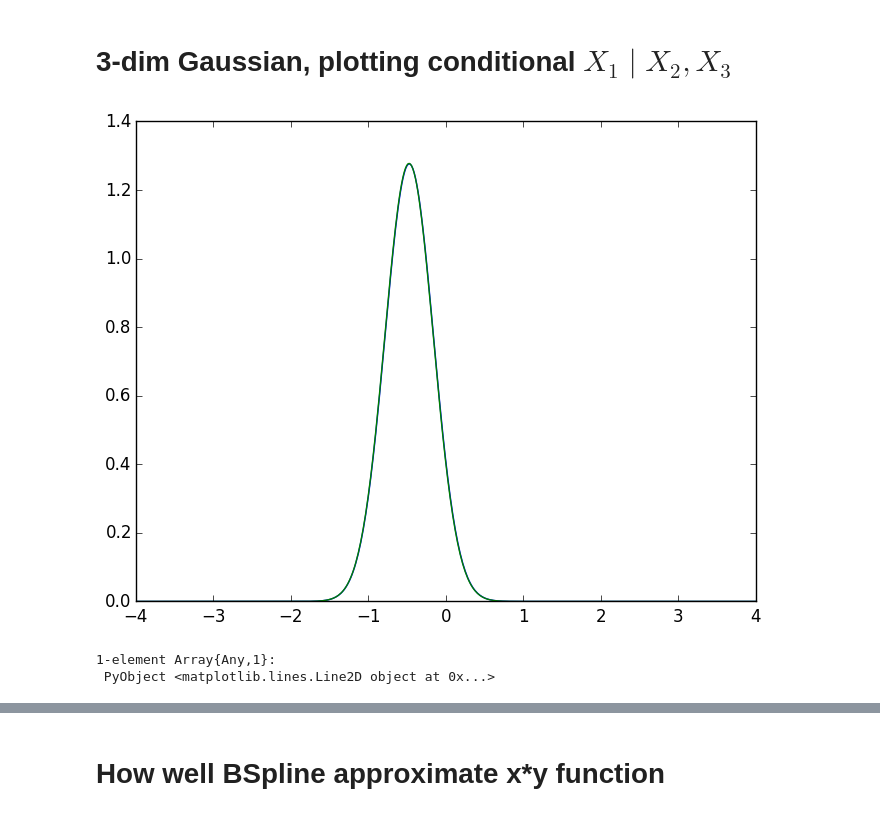
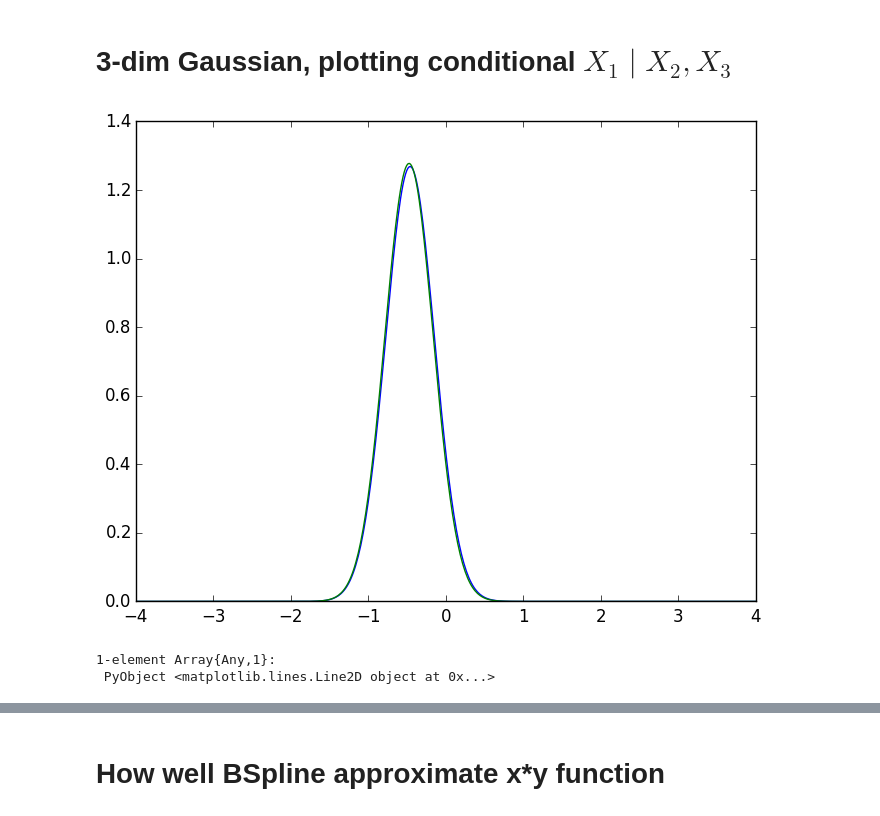
Before and after one commit to mlakolar/NPGM.JL, a Jupyter notebook: Estimating with score matching without penalty.ipynb, the cells around one changed output, grey strips where cells are left out. Saved outputs shown, nothing was run; the diff lists cells and outputs as text; code cells hidden in the pictures.

```diff
--- a/Estimating with score matching without penalty.ipynb
+++ b/Estimating with score matching without penalty.ipynb
@@ -302,7 +318,7 @@ tight_layout()
 # %% [markdown]
 # 3-dim Gaussian, plotting conditional $X_1\mid X_2,X_3$
 # %%
-n = 10000
+n = 1000
 p = 3
 covM = [1 0.95 0; 0.95 1 0; 0 0 1]
 X = randn(n, p) * sqrtm(covM)
@@ -311,7 +327,6 @@ K = 2
 L = 1
 DD = getDD(X, K, L, gm_node_der_f, gm_edge_der_f)
 E = getE(X, K, L, gm_node_der_2_f, gm_edge_der_2_f);
-
 hat_beta = - DD \ E;
 
 function estimF3(x)
@@ -322,34 +337,34 @@ function estimF3(x)
         end
     end
     indEdge = 0
     for a=1:p
         for b=a+1:p
             indEdge += 1
             for l=1:L
                 tmp += gm_edge_f(x[a], x[b], l) * hat_beta[K*p + (indEdge-1)*L + l]
             end
         end
     end
     exp(tmp)
 end
 
 x0 = [-0.5 0]
 
 numEvalP = 500
 X1 = linspace(-4, 4, numEvalP)
 f = (eltype(Float64))[estimF3([x, x0[1], x0[2]]) for x in X1]
 c0 = ExpFamilyGM.trapz(f, -4., 4.)
 
 plot(X1, f/c0)
 
 mu = zeros(3)
 d = MvNormal(mu, covM)
 ft = (eltype(Float64))[pdf(d, [x, x0[1], x0[2]]) for x in X1]
 c0t = ExpFamilyGM.trapz(ft, -4., 4.)
 
 plot(X1, ft/c0t)
 # %% [output]
-[figure, old version]
+[figure, new version]
 1-element Array{Any,1}:
  PyObject <matplotlib.lines.Line2D object at 0x...>
 # %%
```
Also changed, not shown: parts of 9 cells of this notebook, 2 other files.
